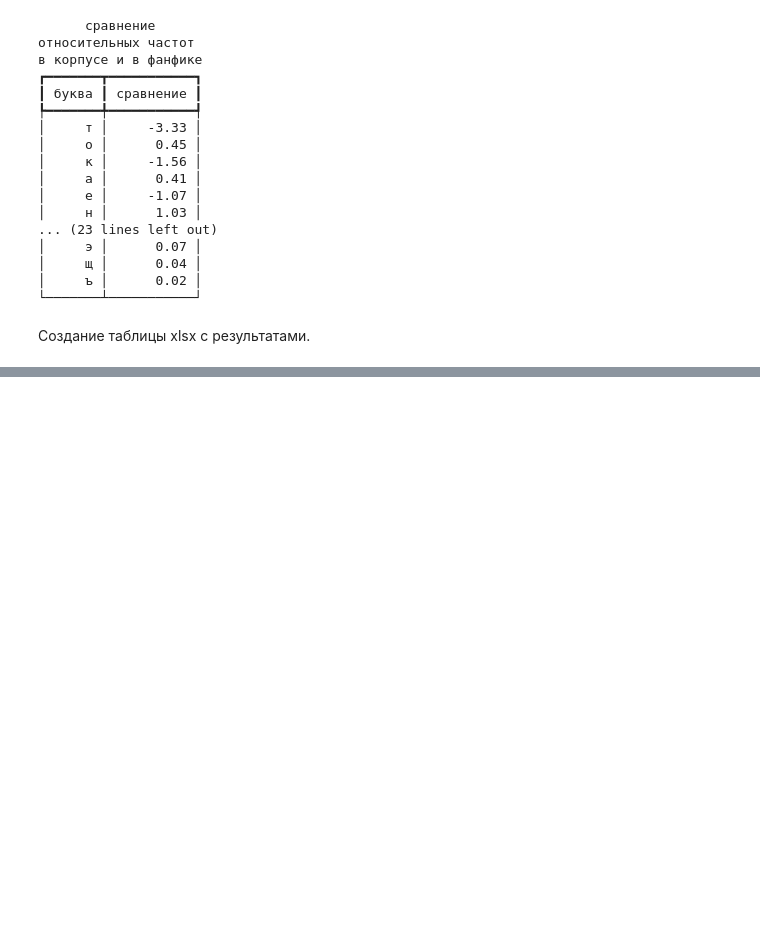
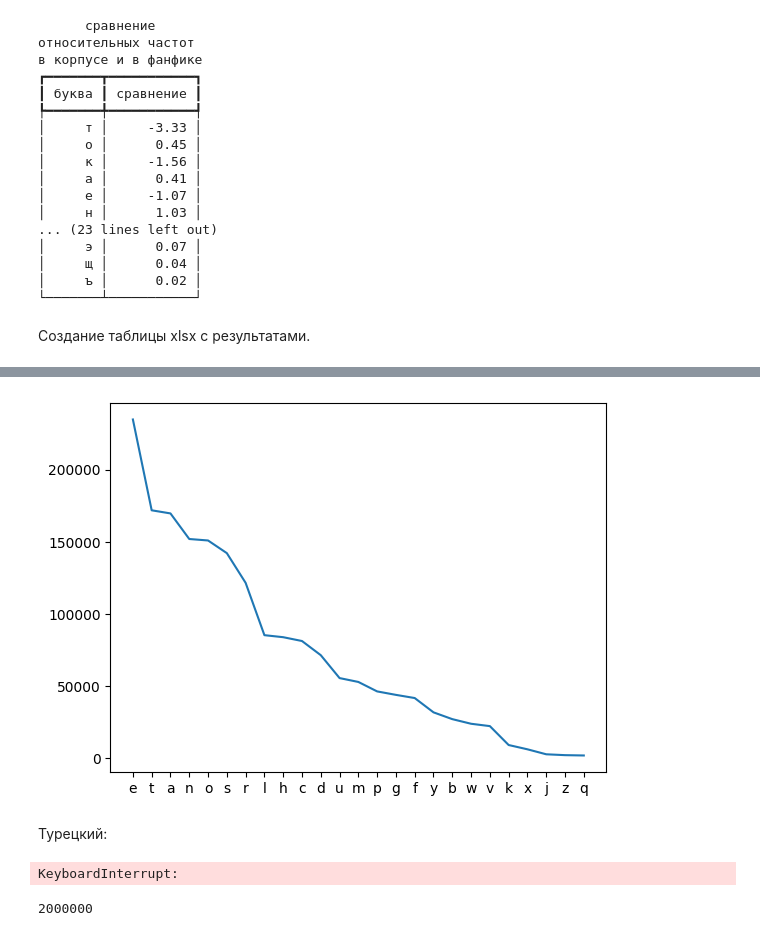
Before and after one commit to lizaolva/smth, a Jupyter notebook: шабат.ipynb, the cells around one changed output, grey strips where cells are left out. Saved outputs shown, nothing was run; the diff lists cells and outputs as text; code cells hidden in the pictures; blank space fills up the shorter version.

```diff
--- a/шабат.ipynb
+++ b/шабат.ipynb
@@ -371,0 +491,24 @@ data.to_excel(r"C:\Users\lizao\Desktop\smth\шабат.xlsx")
+# %%
+import string, os, re
+letters_eng = {}
+letset_eng = ['q', 'w', 'e', 'r', 't', 'y', 'u', 'o', 'p', 'l', 'k', 'j', 'h', 'g', 'f', 'd', 's', 'a', 'z', 'x', 'c', 'v', 'b', 'n', 'm']
+wordcount_eng = 0
+
+with open(r"C:\Users\lizao\Desktop\smth\shabat_eng.txt", 'r', encoding = 'utf-8') as f:
+     text_eng = f.read()
+
+for line in text_eng:
+    words_eng = re.findall(r'[a-zA-Z]+(?:[a-zA-Z]?)', line)
+    wordcount_eng += len(words_eng)
+    if wordcount_eng >= 2e6:
+            break
+    else:
+        for word in words_eng:
+                for char in word:
+                    if char.lower() in letset_eng:
+                        if char.lower() in letters_eng:
+                            letters_eng[char.lower()] +=1
+                        else:
+                            letters_eng[char.lower()] = 1
+
+print(wordcount_eng)
@@ -371,0 +557,4 @@ data.to_excel(r"C:\Users\lizao\Desktop\smth\шабат.xlsx")
+# %%
+plot(letters_eng)
+# %% [output]
+[figure, added]
@@ -371,0 +565,18 @@ data.to_excel(r"C:\Users\lizao\Desktop\smth\шабат.xlsx")
+# %% [markdown]
+Турецкий:
+# %%
+import wikipediaapi, time
+
+texts_tur = open(r"C:\Users\lizao\Desktop\smth\shabat_tur.txt", 'w', encoding = 'utf-8')
+
+wiki_wiki = wikipediaapi.Wikipedia(
+        language='tr',
+        extract_format=wikipediaapi.ExtractFormat.WIKI
+)
+
+page_py = wiki_wiki.page('Dilbilim')
+for name in page_py.links.keys():
+    texts_tur.write(wiki_wiki.page(name).text)
+    time.sleep(2)
+# %% [output]
+KeyboardInterrupt:
@@ -371,0 +590,26 @@ data.to_excel(r"C:\Users\lizao\Desktop\smth\шабат.xlsx")
+# %%
+import string, os, re
+letters_tur = {}
+letset_tur = ['q', 'w', 'e', 'r', 't', 'y', 'u', 'ı', 'o', 'p', 'ğ', 'ü', 'i', 'ş', 'l', 'k', 'j', 'h', 'g', 'f', 'd', 's', 'a', 'z', 'x', 'c', 'v', 'b', 'n', 'm', 'ö', 'ç']
+wordcount_tur = 0
+
+with open(r"C:\Users\lizao\Desktop\smth\shabat_tur.txt", 'r', encoding = 'utf-8') as f:
+     text_tur = f.read()
+
+for line in text_tur:
+    words_tur = re.findall(r'[qwertyuıopğüişlkjhgfdsazxcvbnmöç]+(?:[qwertyuıopğüişlkjhgfdsazxcvbnmöç]?)', line, re.I)
+    wordcount_tur += len(words_tur)
+    if wordcount_tur >= 2e6:
+            break
+    else:
+        for word in words_tur:
+                for char in word:
+                    if char.lower() in letset_tur:
+                        if char.lower() in letters_tur:
+                            letters_tur[char.lower()] +=1
+                        else:
+                            letters_tur[char.lower()] = 1
+
+print(wordcount_tur)
+# %% [output]
+2000000
```
Also changed, not shown: parts of 61 cells of this notebook.
